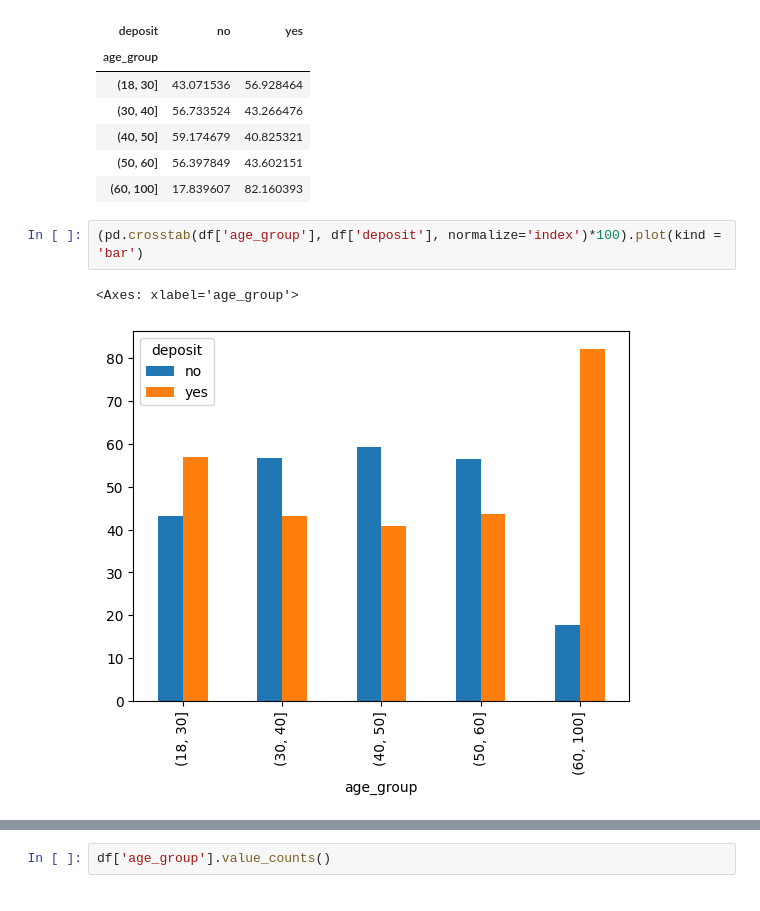
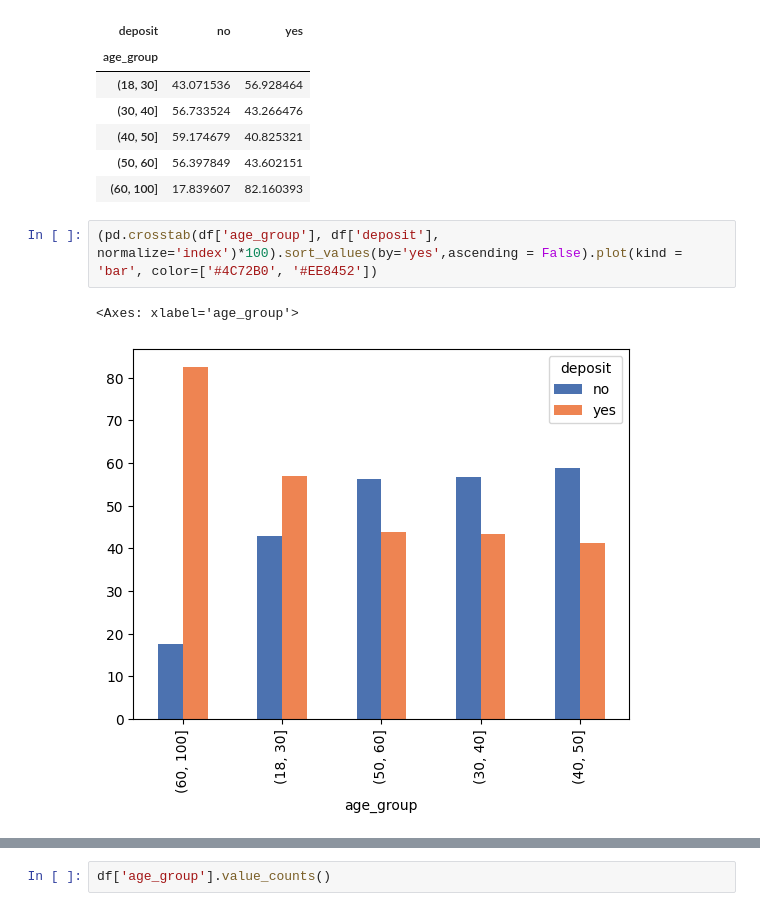
Before and after one commit to UKD1211/100_days_ML_cX_ISI_DS, a Jupyter notebook: Bank_Marketing_Campaign.ipynb, the cells around one changed output, grey strips where cells are left out. Cells and saved outputs as stored; diff of their text form.

```diff
--- a/Bank_Marketing_Campaign.ipynb
+++ b/Bank_Marketing_Campaign.ipynb
@@ -276,7 +270,7 @@ pd.crosstab(df['age_group'], df['deposit'], normalize='index')*100
 | (50, 60] | 56.397849 | 43.602151 |
 | (60, 100] | 17.839607 | 82.160393 |
 # %%
-(pd.crosstab(df['age_group'], df['deposit'], normalize='index')*100).plot(kind = 'bar')
+(pd.crosstab(df['age_group'], df['deposit'], normalize='index')*100).sort_values(by='yes',ascending = False).plot(kind = 'bar', color=['#4C72B0', '#EE8452'])
 # %% [output]
 <Axes: xlabel='age_group'>
-[figure, old version]
+[figure, new version]
```
Also changed, not shown: parts of 56 cells of this notebook.
